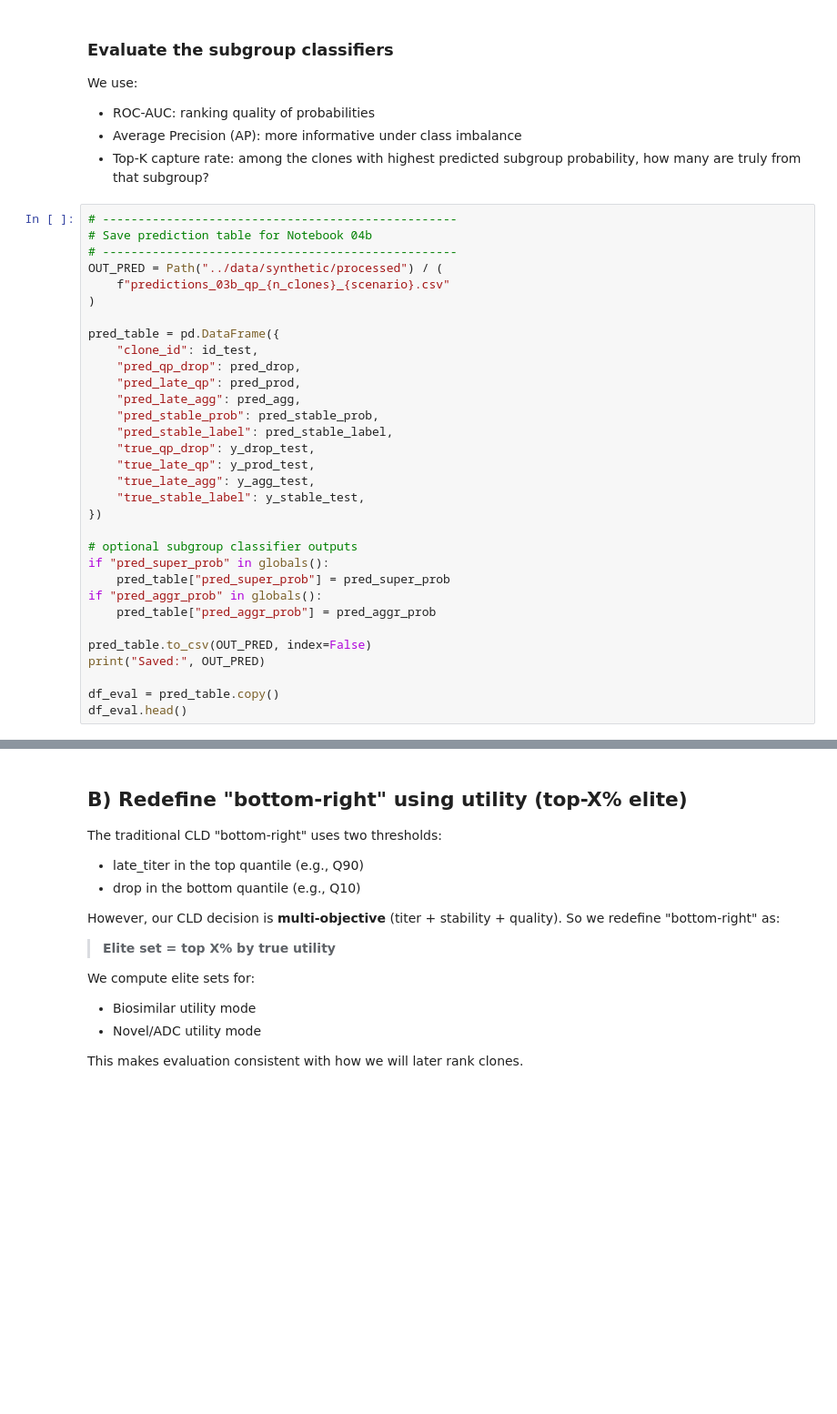
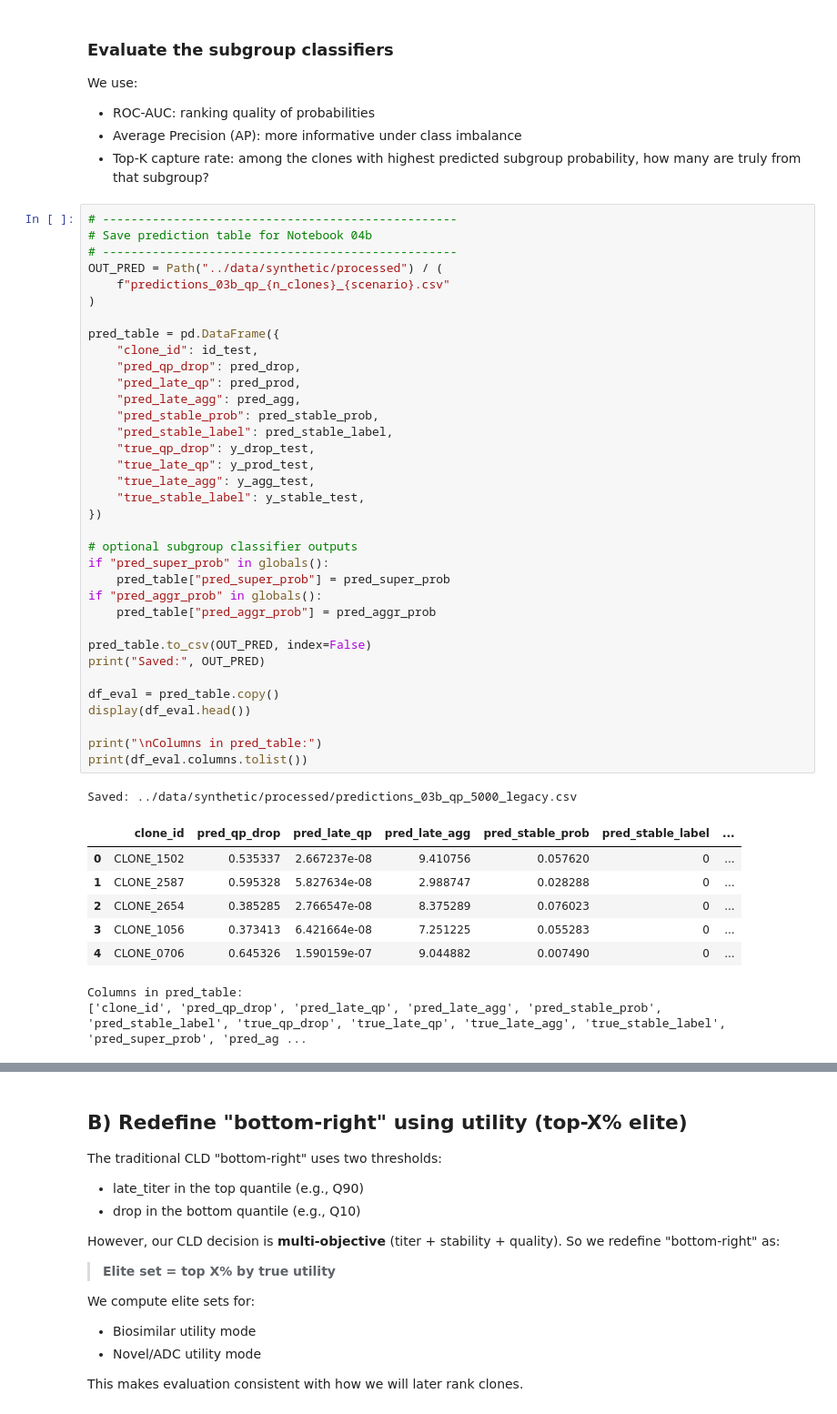
Before and after one commit to Sanghee-L/CLD_ML_PIPELINE, a Jupyter notebook: notebooks/03b_multitarget_models.ipynb, the cells around one changed output, grey strips where cells are left out. Shown at 91% size. Cells and saved outputs as stored; diff of their text form; blank space fills up the shorter version.

```diff
--- a/notebooks/03b_multitarget_models.ipynb
+++ b/notebooks/03b_multitarget_models.ipynb
@@ -364,31 +429,44 @@ We use:
 # --------------------------------------------------
 # Save prediction table for Notebook 04b
 # --------------------------------------------------
 OUT_PRED = Path("../data/synthetic/processed") / (
     f"predictions_03b_qp_{n_clones}_{scenario}.csv"
 )
 
 pred_table = pd.DataFrame({
     "clone_id": id_test,
     "pred_qp_drop": pred_drop,
     "pred_late_qp": pred_prod,
     "pred_late_agg": pred_agg,
     "pred_stable_prob": pred_stable_prob,
     "pred_stable_label": pred_stable_label,
     "true_qp_drop": y_drop_test,
     "true_late_qp": y_prod_test,
     "true_late_agg": y_agg_test,
     "true_stable_label": y_stable_test,
 })
 
 # optional subgroup classifier outputs
 if "pred_super_prob" in globals():
     pred_table["pred_super_prob"] = pred_super_prob
 if "pred_aggr_prob" in globals():
     pred_table["pred_aggr_prob"] = pred_aggr_prob
 
 pred_table.to_csv(OUT_PRED, index=False)
 print("Saved:", OUT_PRED)
 
 df_eval = pred_table.copy()
-df_eval.head()
+display(df_eval.head())
+
+print("\nColumns in pred_table:")
+print(df_eval.columns.tolist())
+# %% [output]
+Saved: ../data/synthetic/processed/predictions_03b_qp_5000_legacy.csv
+|  | clone_id | pred_qp_drop | pred_late_qp | pred_late_agg | pred_stable_prob | pred_stable_label | ... |
+| 0 | CLONE_1502 | 0.535337 | 2.667237e-08 | 9.410756 | 0.057620 | 0 | ... |
+| 1 | CLONE_2587 | 0.595328 | 5.827634e-08 | 2.988747 | 0.028288 | 0 | ... |
+| 2 | CLONE_2654 | 0.385285 | 2.766547e-08 | 8.375289 | 0.076023 | 0 | ... |
+| 3 | CLONE_1056 | 0.373413 | 6.421664e-08 | 7.251225 | 0.055283 | 0 | ... |
+| 4 | CLONE_0706 | 0.645326 | 1.590159e-07 | 9.044882 | 0.007490 | 0 | ... |
+Columns in pred_table:
+['clone_id', 'pred_qp_drop', 'pred_late_qp', 'pred_late_agg', 'pred_stable_prob', 'pred_stable_label', 'true_qp_drop', 'true_late_qp', 'true_late_agg', 'true_stable_label', 'pred_super_prob', 'pred_ag ...
```
Also changed, not shown: parts of 39 cells of this notebook, 3 other files.
